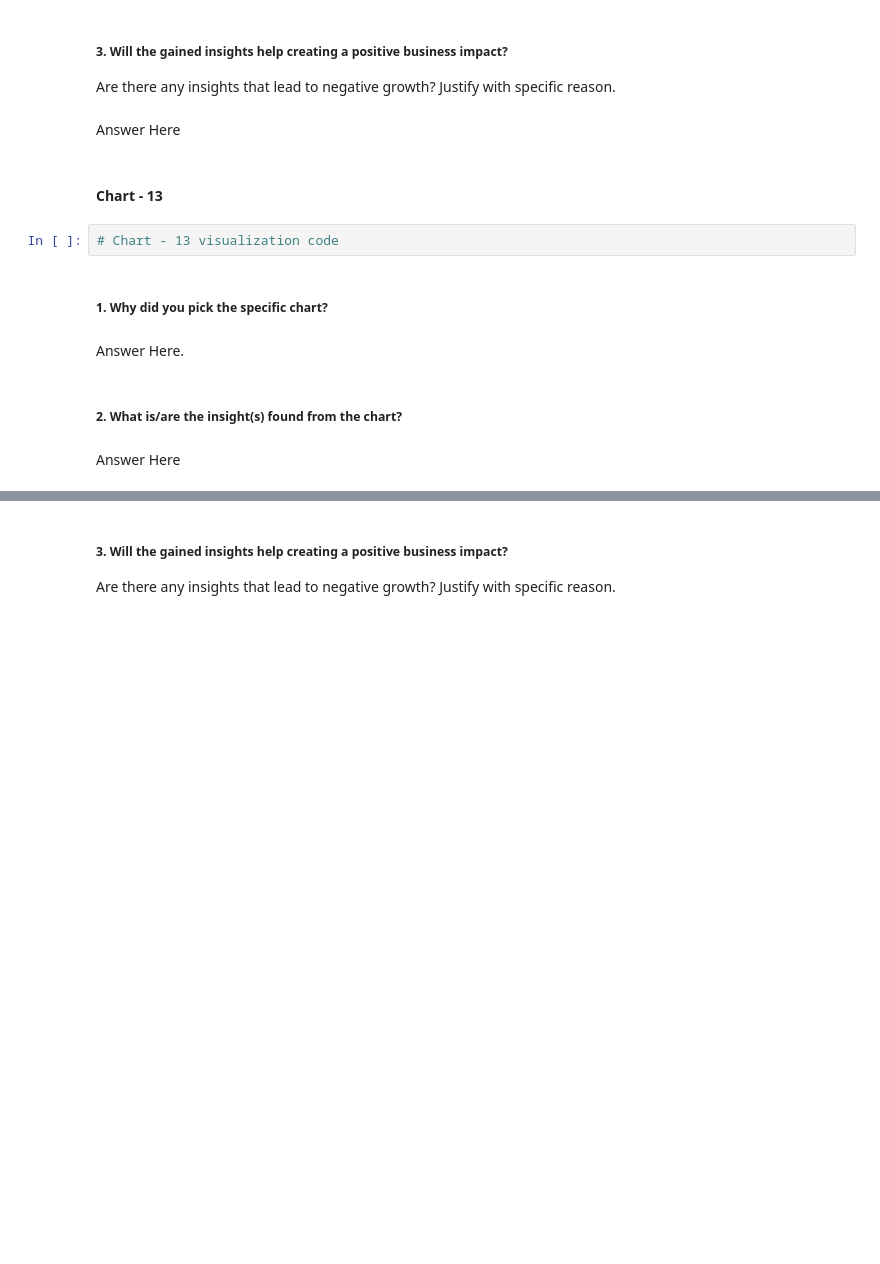
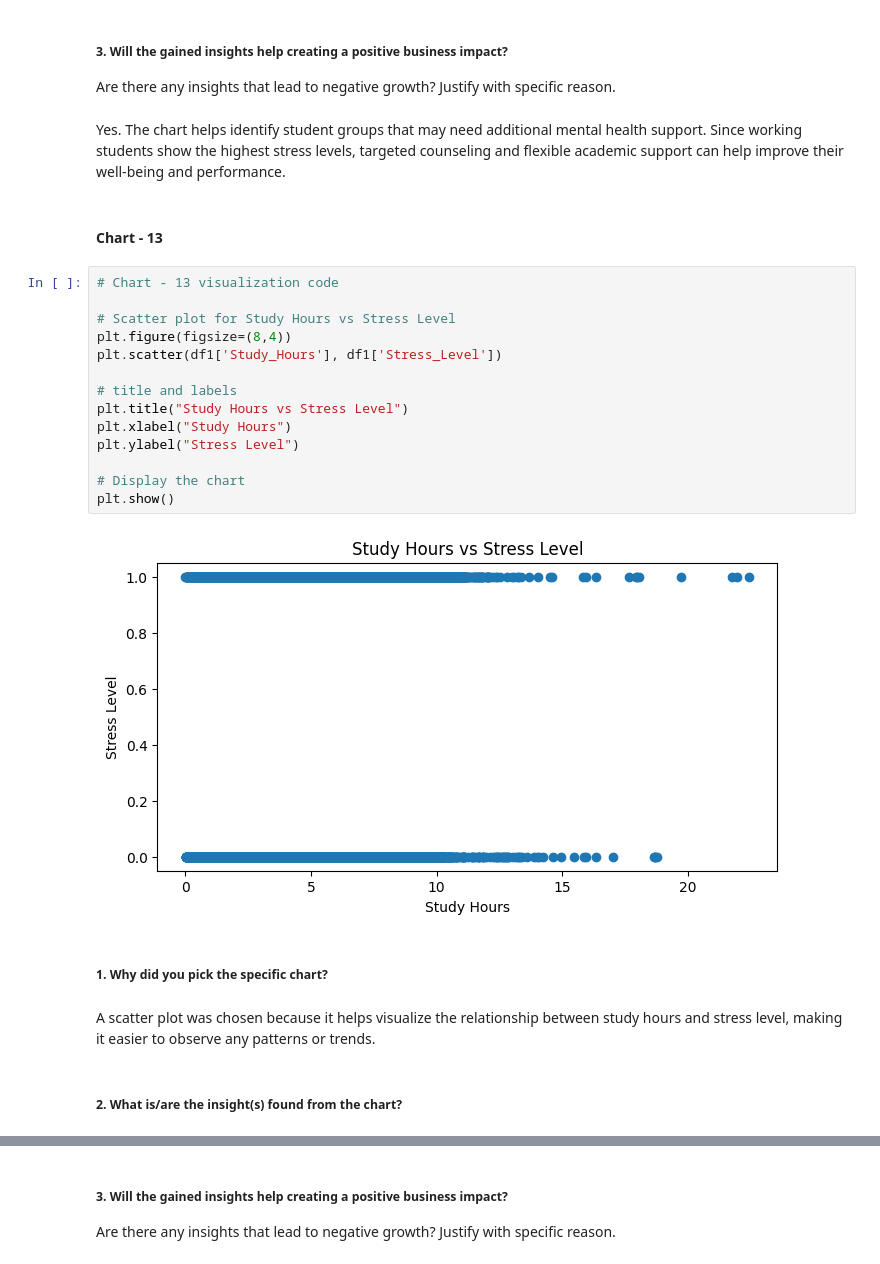
Before and after one commit to Bhuvneshwari19/student-lifestyle-stress-prediction, a Jupyter notebook: student_lifestyle_stress_prediction.ipynb, the cells around one changed output, grey strips where cells are left out. Saved outputs shown, nothing was run; the diff lists cells and outputs as text; blank space fills up the shorter version.

```diff
--- a/student_lifestyle_stress_prediction.ipynb
+++ b/student_lifestyle_stress_prediction.ipynb
@@ -650,17 +694,29 @@ Answer Here
 # %% [markdown]
 ##### 3. Will the gained insights help creating a positive business impact?
 Are there any insights that lead to negative growth? Justify with specific reason.
-# %% [markdown]
-Answer Here
+# %% [markdown]
+Yes. The chart helps identify student groups that may need additional mental health support. Since working students show the highest stress levels, targeted counseling and flexible academic support can help improve their well-being and performance.
 # %% [markdown]
 #### Chart - 13
-# %%
-# Chart - 13 visualization code
+# %%
+# Chart - 13 visualization code
+
+# Scatter plot for Study Hours vs Stress Level
+plt.figure(figsize=(8,4))
+plt.scatter(df1['Study_Hours'], df1['Stress_Level'])
+
+# title and labels
+plt.title("Study Hours vs Stress Level")
+plt.xlabel("Study Hours")
+plt.ylabel("Stress Level")
+
+# Display the chart
+plt.show()
+# %% [output]
+[figure, added]
 # %% [markdown]
 ##### 1. Why did you pick the specific chart?
-# %% [markdown]
-Answer Here.
+# %% [markdown]
+A scatter plot was chosen because it helps visualize the relationship between study hours and stress level, making it easier to observe any patterns or trends.
 # %% [markdown]
 ##### 2. What is/are the insight(s) found from the chart?
-# %% [markdown]
-Answer Here
```
Also changed, not shown: parts of 37 cells of this notebook.
